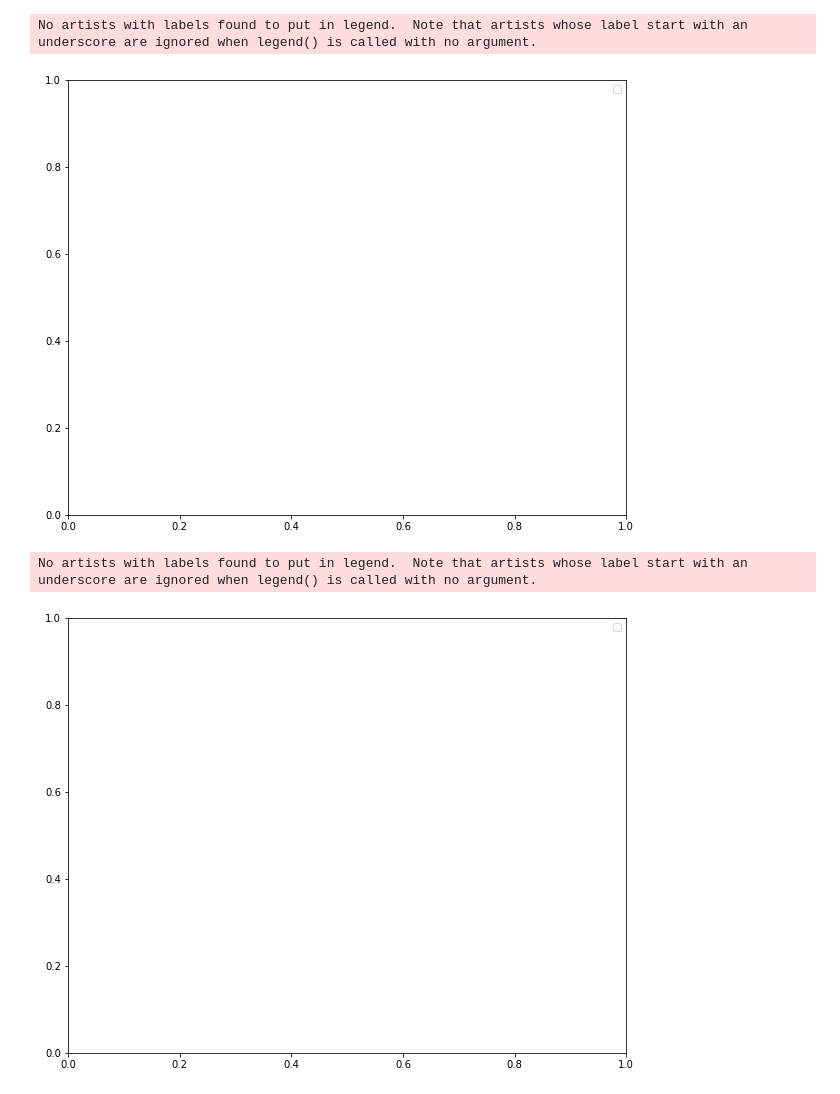
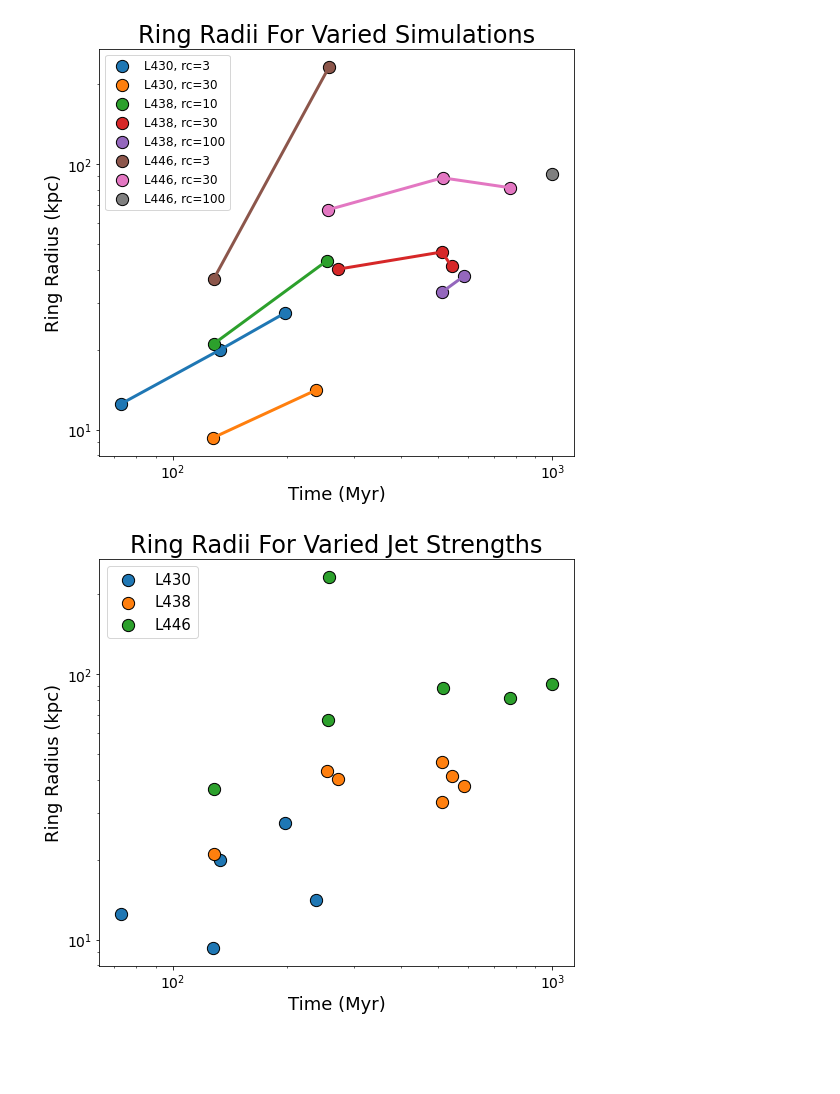
Before and after one commit to SolSamuels/Samuels_JetSimulationWork, a Jupyter notebook: RingDeterminer_EFFICIENT-Copy1.ipynb, the cells around one changed output. Cells and saved outputs as stored; diff of their text form; code cells hidden in the pictures; blank space fills up the shorter version.

```diff
--- a/RingDeterminer_EFFICIENT-Copy1.ipynb
+++ b/RingDeterminer_EFFICIENT-Copy1.ipynb
@@ -326,44 +319,94 @@ KeyboardInterrupt: Interrupted by user
 # %%
 
 
-plt.rcParams["figure.figsize"] = (10,8)
+plt.rcParams["figure.figsize"] = (8.5,7.5)
 for i in range(len(ring_r_mlst)):
     if len(ring_r_mlst[i]) > 0:
         #plt.scatter(ring_t_mlst[i], ring_r_mlst[i], label = "rc={}".format(rc[i]), edgecolors = 'k')
-        plt.scatter(ring_t_mlst[i], ring_r_mlst[i], label = "L{}, rc={}".format(stren_lst[i], rc_lst[i]), s=150)
+        plt.scatter(ring_t_mlst[i], ring_r_mlst[i], label = "L{}, rc={}".format(stren_lst[i], rc_lst[i]), s=150, edgecolors = 'k')
+        plt.plot(ring_t_mlst[i], ring_r_mlst[i], linewidth = 3)
         plt.xscale("log")
         plt.yscale("log")
-        plt.xlabel("Year (Myr)", fontsize=18)
+        plt.xlabel("Time (Myr)", fontsize=18)
         plt.xticks(fontsize=14)
         plt.ylabel("Ring Radius (kpc)", fontsize=18)
         plt.yticks(fontsize=14)
-        plt.title("Ring Radius vs. Time", fontsize=24)
+        plt.title("Ring Radii For Varied Simulations", fontsize=24)
         # plt.set_cmap("viridis")
         # cb = plt.colorbar()
         # cb.set_label(label = "Intensity", weight='bold')
 
-plt.legend()
+plt.legend(loc = "upper left", prop={'size': 12})
 plt.show()
+
+l_colors = {430: "tab:blue", 438: "tab:orange", 446: "tab:green"}
+c_colors = {3: "tab:blue", 10:  "tab:orange", 30:"tab:green", 100: "tab:red"}
+
+
+
+prev_L = 0
+for i in range(len(ring_r_mlst)):
+    if len(ring_r_mlst[i]) > 0:
+        #plt.scatter(ring_t_mlst[i], ring_r_mlst[i], label = "rc={}".format(rc[i]), edgecolors = 'k')
+        l_val = stren_lst[i]
+        if stren_lst[i] != prev_L:
+            plt.scatter(ring_t_mlst[i], ring_r_mlst[i], label = "L{}".format(stren_lst[i]), s=150, edgecolors = 'k', color = l_colors[l_val])
+        else:
+            plt.scatter(ring_t_mlst[i], ring_r_mlst[i], s=150, edgecolors = 'k', color = l_colors[l_val])
+        #plt.plot(ring_t_mlst[i], ring_r_mlst[i], linewidth = 3, color = l_colors[l_val])
+        plt.xscale("log")
+        plt.yscale("log")
+        plt.xlabel("Time (Myr)", fontsize=18)
+        plt.xticks(fontsize=14)
+        plt.ylabel("Ring Radius (kpc)", fontsize=18)
+        plt.yticks(fontsize=14)
+        plt.title("Ring Radii For Varied Jet Strengths", fontsize=24)
+
+        prev_L = stren_lst[i]
+plt.legend(loc = "upper left", prop={'size': 15})
+plt.show()
+
+prev_rc = []
+for i in range(len(ring_r_mlst)):
+    if len(ring_r_mlst[i]) > 0:
+        #plt.scatter(ring_t_mlst[i], ring_r_mlst[i], label = "rc={}".format(rc[i]), edgecolors = 'k')
+        l_val = rc_lst[i]
+        if rc_lst[i] not in prev_rc:
+            plt.scatter(ring_t_mlst[i], ring_r_mlst[i], label = "rc={}".format(rc_lst[i]), s=150, edgecolors = 'k', color = c_colors[l_val])
+        else:
+            plt.scatter(ring_t_mlst[i], ring_r_mlst[i], s=150, edgecolors = 'k', color = c_colors[l_val])
+        #plt.plot(ring_t_mlst[i], ring_r_mlst[i], linewidth = 3, color = l_colors[l_val])
+        plt.xscale("log")
+        plt.yscale("log")
+        plt.xlabel("Time (Myr)", fontsize=18)
+        plt.xticks(fontsize=14)
+        plt.ylabel("Ring Radius (kpc)", fontsize=18)
+        plt.yticks(fontsize=14)
+        plt.title("Ring Radii For Varied Densities", fontsize=24)
+
+        prev_rc.append(rc_lst[i])
+plt.legend(loc = "upper left", prop={'size': 15})
+plt.show()
+
 
 for i in range(len(ring_r_mlst)):
     if len(ring_r_mlst[i]) > 0:
         #plt.scatter(ring_t_mlst[i], ring_r_mlst[i], label = "rc={}".format(rc[i]), edgecolors = 'k')
-        plt.scatter(ring_t_mlst[i], ring_I_mlst[i], label = "L{}, rc={}".format(stren_lst[i], rc_lst[i]), s=150)
+        plt.scatter(ring_t_mlst[i], ring_I_mlst[i], label = "L{}, rc={}".format(stren_lst[i], rc_lst[i]), s=150, edgecolors = 'k')
+        plt.plot(ring_t_mlst[i], ring_I_mlst[i], linewidth = 3)
         plt.xscale("log")
         plt.yscale("log")
-        plt.xlabel("Year (Myr)", fontsize=18)
+        plt.xlabel("Time (Myr)", fontsize=18)
         plt.xticks(fontsize=14)
-        plt.ylabel("Ring Intensity", fontsize=18)
+        plt.ylabel("Ring Max Intensity", fontsize=18)
         plt.yticks(fontsize=14)
-        plt.title("Ring Intensity vs. Time", fontsize=24)
+        plt.title("Maximum Ring Intensities for Varied Simulations", fontsize=24)
         # plt.set_cmap("viridis")
         # cb = plt.colorbar()
         # cb.set_label(label = "Intensity", weight='bold')
 
-plt.legend()
+plt.legend(loc = "lower right", prop={'size': 12})
 plt.show()
 # %% [output]
-No artists with labels found to put in legend.  Note that artists whose label start with an underscore are ignored when legend() is called with no argument.
-[figure, old version]
+[figure, new version]
-No artists with labels found to put in legend.  Note that artists whose label start with an underscore are ignored when legend() is called with no argument.
-[figure, old version]
+[figure, new version]
```
Also changed, not shown: parts of 5 cells of this notebook, 2 other files.
